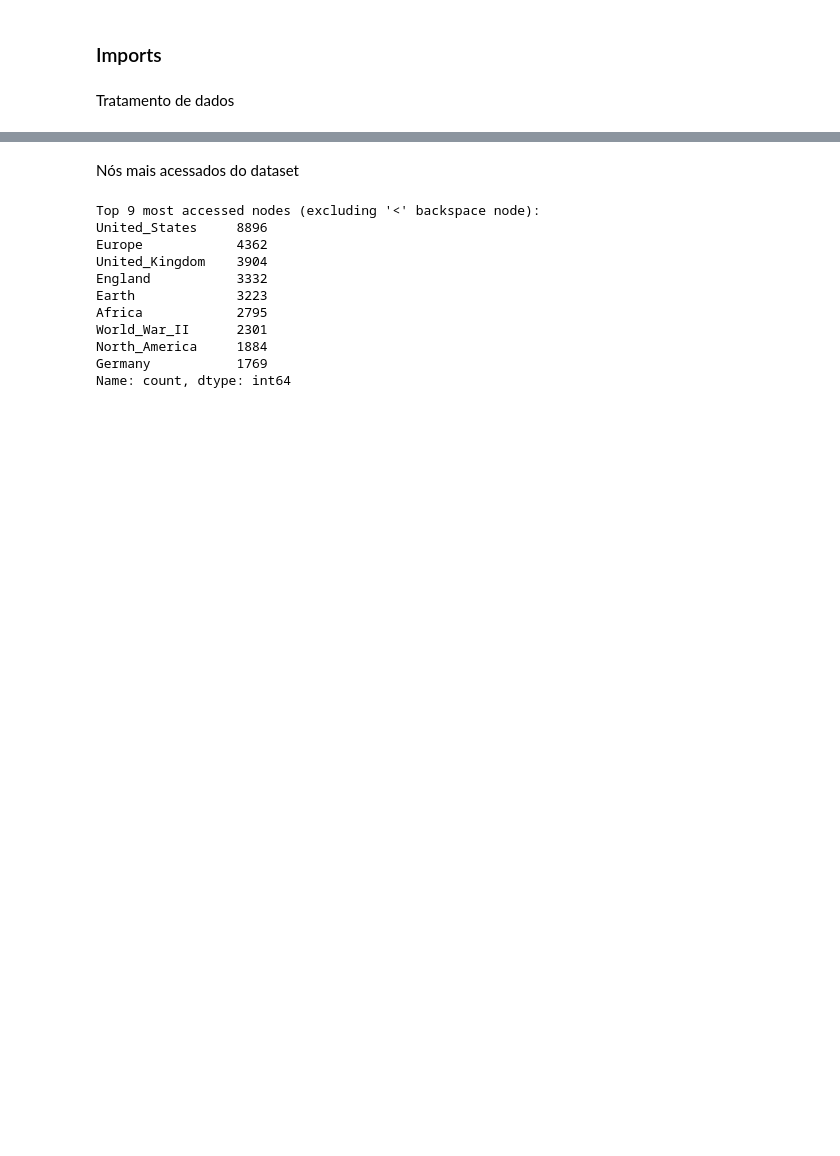
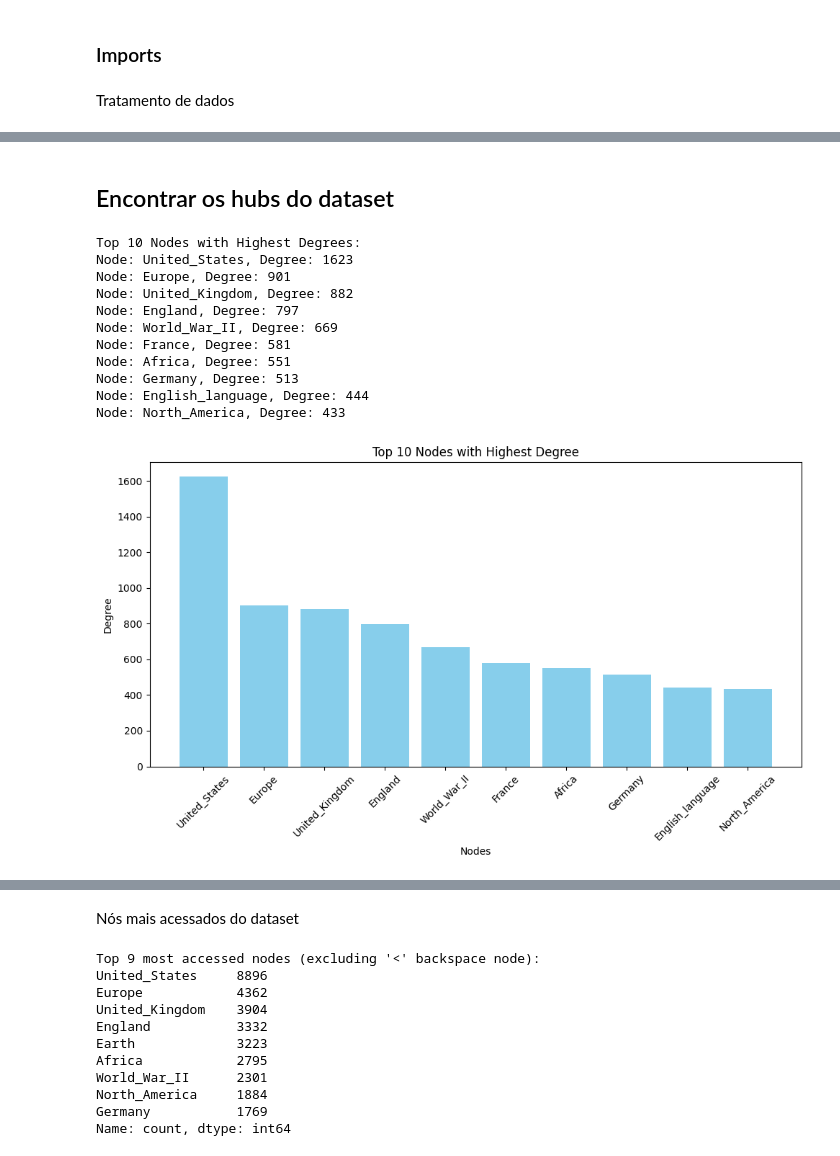
Before and after one commit to FredericoPrazeres/trabalhoADC, a Jupyter notebook: adc.ipynb, the cells around one changed output, grey strips where cells are left out. Drawn from its saved outputs; the diff is of its cells as text; code cells hidden in the pictures; blank space fills up the shorter version.

Commit message:
Progressos, caracteristicas do dataset e hubs

```diff
--- a/adc.ipynb
+++ b/adc.ipynb
@@ -15,0 +69,44 @@ all_paths = paths.iloc[:, 3].str.split(';')
+# %% [markdown]
+## Encontrar os hubs do dataset
+# %%
+# Calculate node degrees
+degrees = dict(G.degree())
+
+# Get the top 10 nodes with the highest degrees
+top_10_degrees = sorted(degrees.items(), key=lambda x: x[1], reverse=True)[:10]
+
+# Display the top 10 nodes with the highest degrees
+print("Top 10 Nodes with Highest Degrees:")
+for node, degree in top_10_degrees:
+    print(f"Node: {node}, Degree: {degree}")
+
+
+# Get the top 10 nodes with the highest degree
+top_10_degrees = sorted(degrees.items(), key=lambda x: x[1], reverse=True)[:10]
+
+# Extract node names and degrees for plotting
+nodes = [node[0] for node in top_10_degrees]
+node_degrees = [node[1] for node in top_10_degrees]
+
+# Create histogram
+plt.figure(figsize=(10, 6))
+plt.bar(nodes, node_degrees, color='skyblue')
+plt.xlabel('Nodes')
+plt.ylabel('Degree')
+plt.title('Top 10 Nodes with Highest Degree')
+plt.xticks(rotation=45)  # Rotate labels for better readability
+plt.tight_layout()
+plt.show()
+# %% [output]
+Top 10 Nodes with Highest Degrees:
+Node: United_States, Degree: 1623
+Node: Europe, Degree: 901
+Node: United_Kingdom, Degree: 882
+Node: England, Degree: 797
+Node: World_War_II, Degree: 669
+Node: France, Degree: 581
+Node: Africa, Degree: 551
+Node: Germany, Degree: 513
+Node: English_language, Degree: 444
+Node: North_America, Degree: 433
+[figure, added]
```
Also changed, not shown: parts of 6 cells of this notebook, 15 other files.
